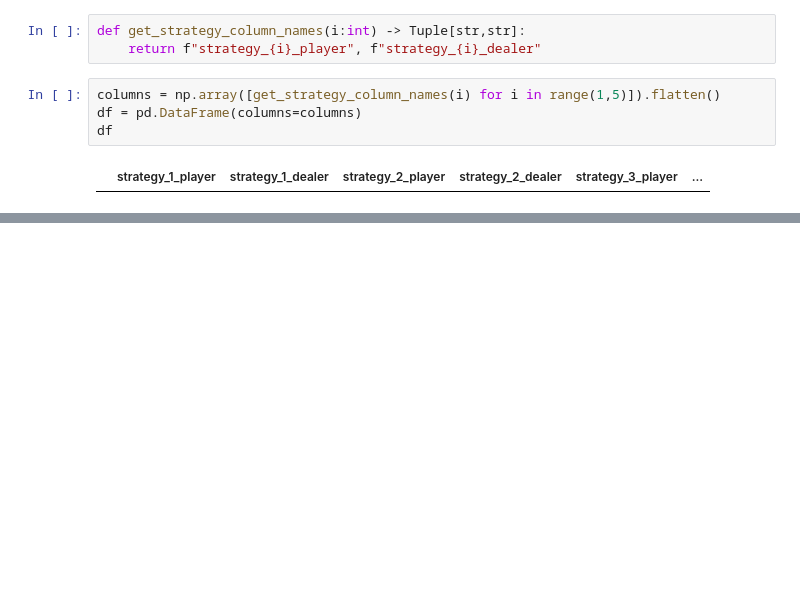
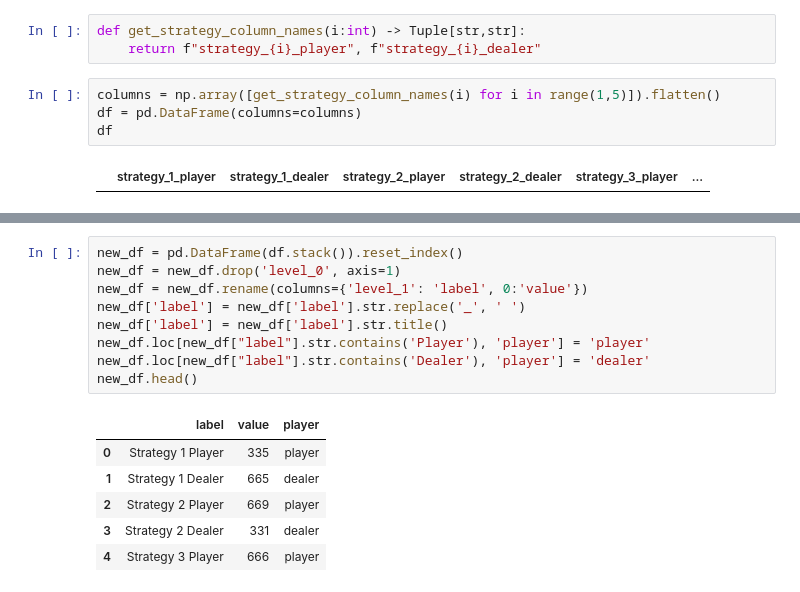
Before and after one commit to Dpbm/qbuck, a Jupyter notebook: buckshot-roulette.ipynb, the cells around one changed output, grey strips where cells are left out. Drawn from its saved outputs; the diff is of its cells as text; blank space fills up the shorter version.

```diff
--- a/buckshot-roulette.ipynb
+++ b/buckshot-roulette.ipynb
@@ -541,0 +542,16 @@ df.head()
+# %%
+new_df = pd.DataFrame(df.stack()).reset_index()
+new_df = new_df.drop('level_0', axis=1)
+new_df = new_df.rename(columns={'level_1': 'label', 0:'value'})
+new_df['label'] = new_df['label'].str.replace('_', ' ')
+new_df['label'] = new_df['label'].str.title()
+new_df.loc[new_df["label"].str.contains('Player'), 'player'] = 'player'
+new_df.loc[new_df["label"].str.contains('Dealer'), 'player'] = 'dealer'
+new_df.head()
+# %% [output]
+|  | label | value | player |
+| 0 | Strategy 1 Player | 335 | player |
+| 1 | Strategy 1 Dealer | 665 | dealer |
+| 2 | Strategy 2 Player | 669 | player |
+| 3 | Strategy 2 Dealer | 331 | dealer |
+| 4 | Strategy 3 Player | 666 | player |
```
Also changed, not shown: parts of 3 cells of this notebook, 1 other file.
